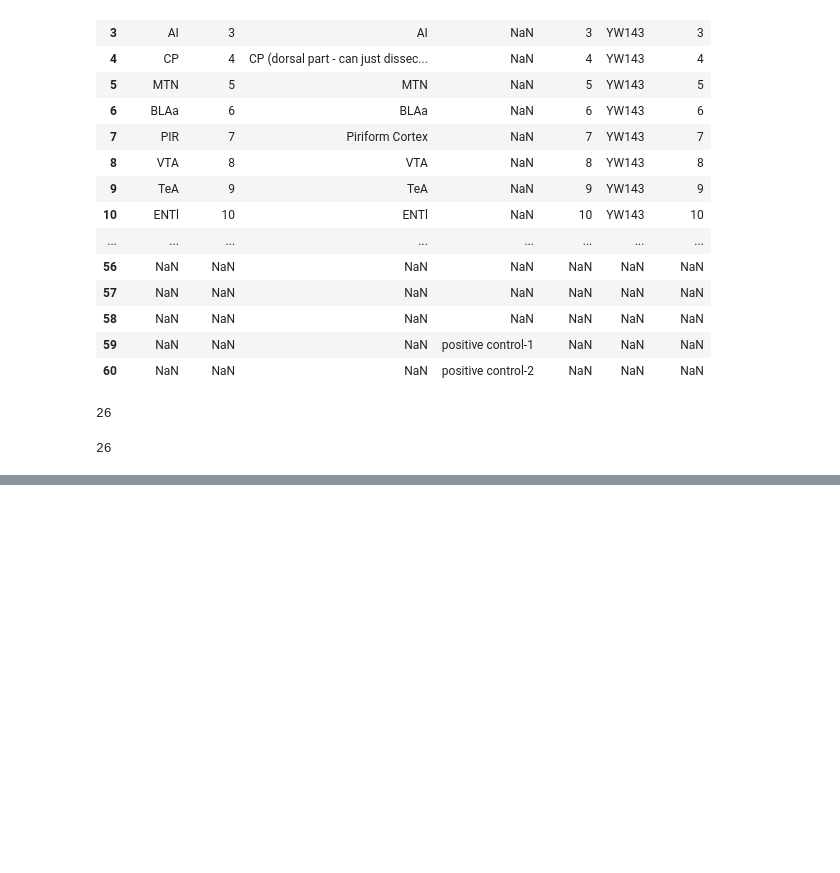
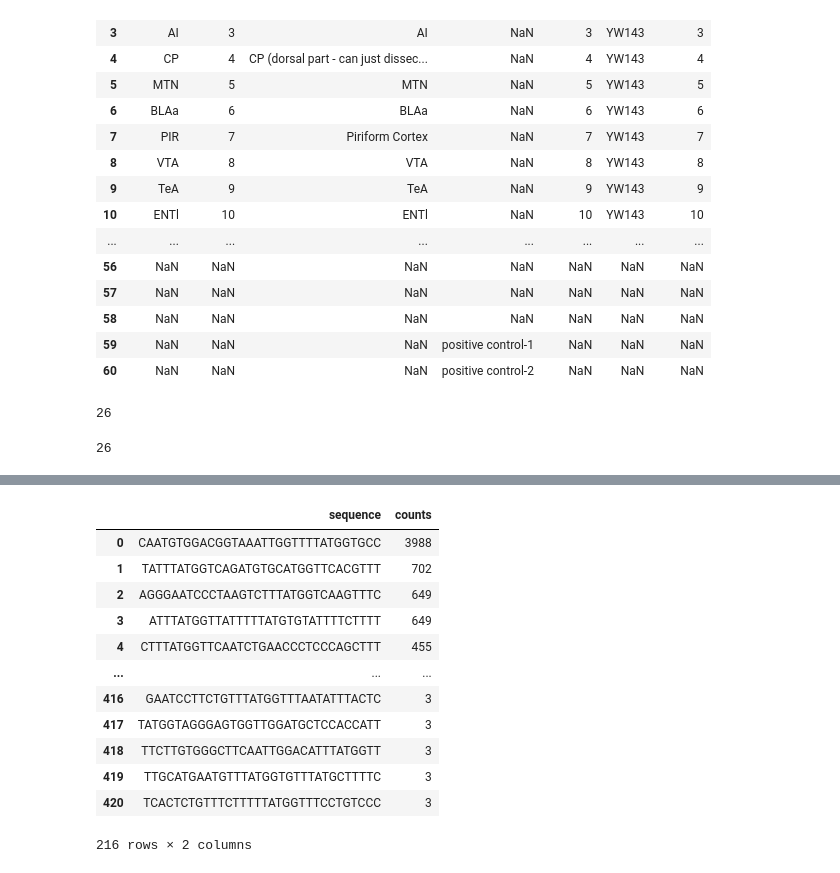
Before and after one commit to ZadorLaboratory/mapseq-processing, a Jupyter notebook: notebooks/MAPseq Processing.ipynb, the cells around one changed output, grey strips where cells are left out. Saved outputs shown, nothing was run; the diff lists cells and outputs as text; code cells hidden in the pictures; blank space fills up the shorter version.

```diff
--- a/notebooks/MAPseq Processing.ipynb
+++ b/notebooks/MAPseq Processing.ipynb
@@ -97,0 +158,17 @@ BC10.fasta         BC2.bc.seq.fasta   BC4.bc.seq.bowtie
+# %%
+bcdf = filter_barcodes(cp, tdf)
+bcdf
+# %% [output]
+|  | sequence | counts |
+| 0 | CAATGTGGACGGTAAATTGGTTTTATGGTGCC | 3988 |
+| 1 | TATTTATGGTCAGATGTGCATGGTTCACGTTT | 702 |
+| 2 | AGGGAATCCCTAAGTCTTTATGGTCAAGTTTC | 649 |
+| 3 | ATTTATGGTTATTTTTATGTGTATTTTCTTTT | 649 |
+| 4 | CTTTATGGTTCAATCTGAACCCTCCCAGCTTT | 455 |
+| ... | ... | ... |
+| 416 | GAATCCTTCTGTTTATGGTTTAATATTTACTC | 3 |
+| 417 | TATGGTAGGGAGTGGTTGGATGCTCCACCATT | 3 |
+| 418 | TTCTTGTGGGCTTCAATTGGACATTTATGGTT | 3 |
+| 419 | TTGCATGAATGTTTATGGTGTTTATGCTTTTC | 3 |
+| 420 | TCACTCTGTTTCTTTTTATGGTTTCCTGTCCC | 3 |
+216 rows × 2 columns
```
Also changed, not shown: parts of 9 cells of this notebook, 5 other files.
